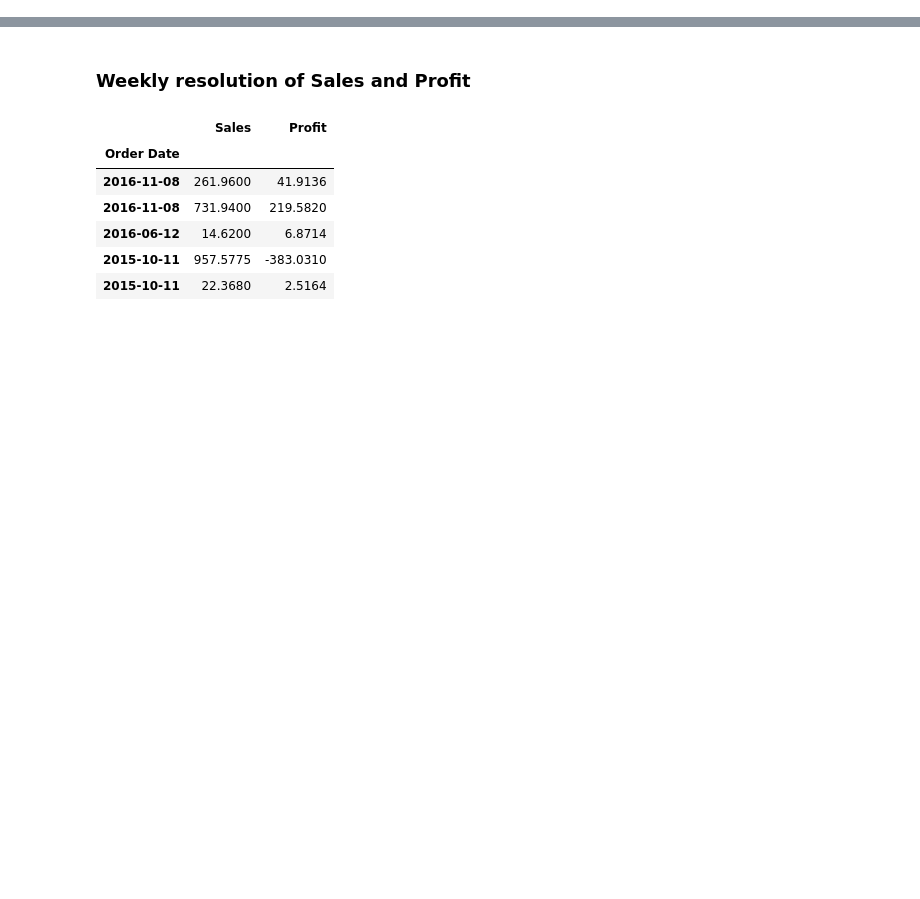
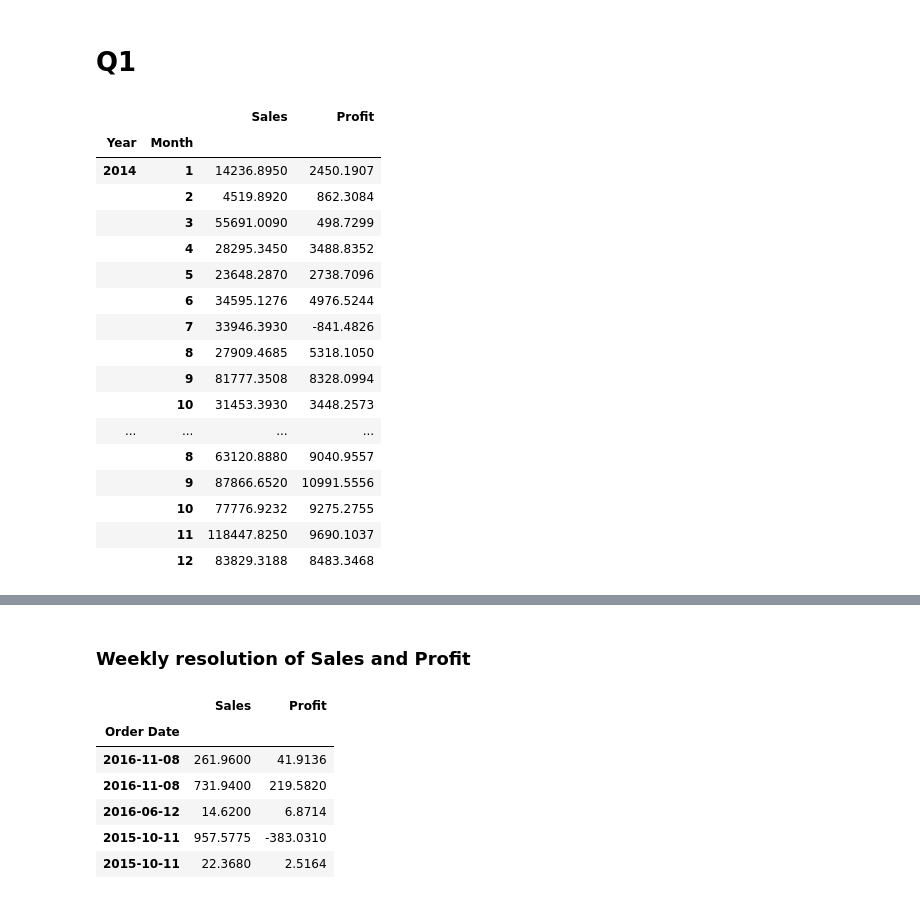
Before and after one commit to Anastasios-K/SalesAnalytics, a Jupyter notebook: preprocessing/Sales Analysis.ipynb, the cells around one changed output, grey strips where cells are left out. Cells and saved outputs as stored; diff of their text form; code cells hidden in the pictures; blank space fills up the shorter version.

```diff
--- a/preprocessing/Sales Analysis.ipynb
+++ b/preprocessing/Sales Analysis.ipynb
@@ -94,0 +90,28 @@ df
+# %% [markdown]
+# Q1
+# %%
+sp_df = df[["Month", "Year", "Sales", "Profit"]]  # sp for sales_profit
+# sales_profit_df
+# %%
+sp_df_group = sp_df.groupby(by=["Year", "Month"]).sum()
+# %%
+sp_df_group
+# %% [output]
+|  |  | Sales | Profit |
+| Year | Month |  |  |
+| 2014 | 1 | 14236.8950 | 2450.1907 |
+|  | 2 | 4519.8920 | 862.3084 |
+|  | 3 | 55691.0090 | 498.7299 |
+|  | 4 | 28295.3450 | 3488.8352 |
+|  | 5 | 23648.2870 | 2738.7096 |
+|  | 6 | 34595.1276 | 4976.5244 |
+|  | 7 | 33946.3930 | -841.4826 |
+|  | 8 | 27909.4685 | 5318.1050 |
+|  | 9 | 81777.3508 | 8328.0994 |
+|  | 10 | 31453.3930 | 3448.2573 |
+| ... | ... | ... | ... |
+|  | 8 | 63120.8880 | 9040.9557 |
+|  | 9 | 87866.6520 | 10991.5556 |
+|  | 10 | 77776.9232 | 9275.2755 |
+|  | 11 | 118447.8250 | 9690.1037 |
+|  | 12 | 83829.3188 | 8483.3468 |
```
Also changed, not shown: parts of 25 cells of this notebook.
